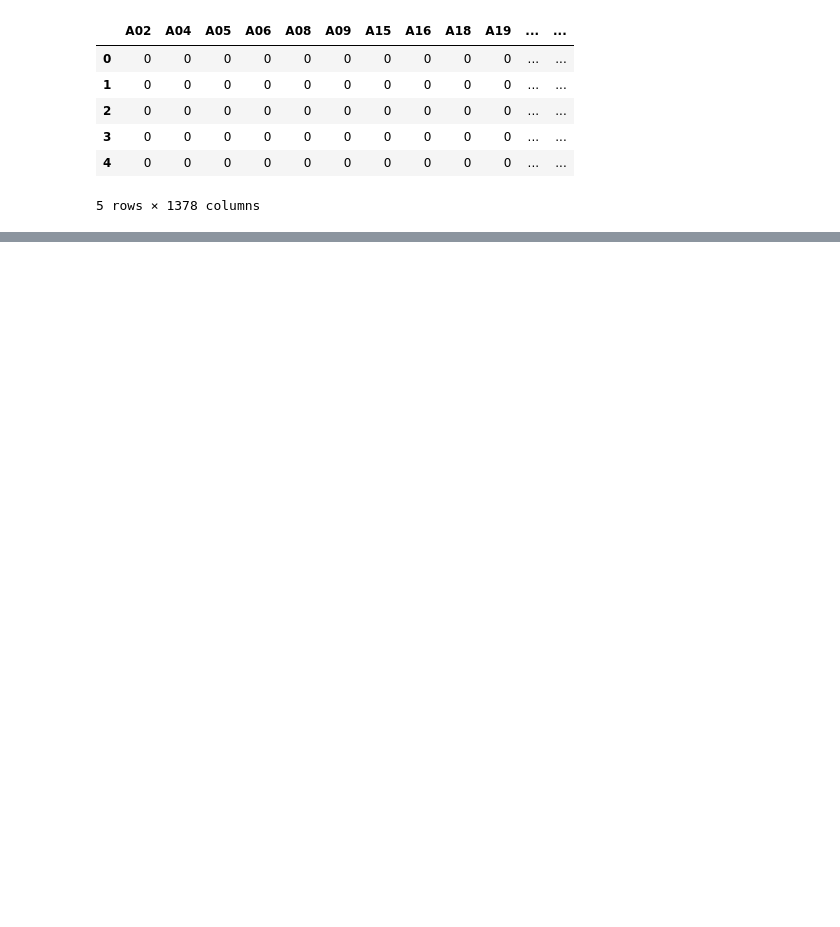
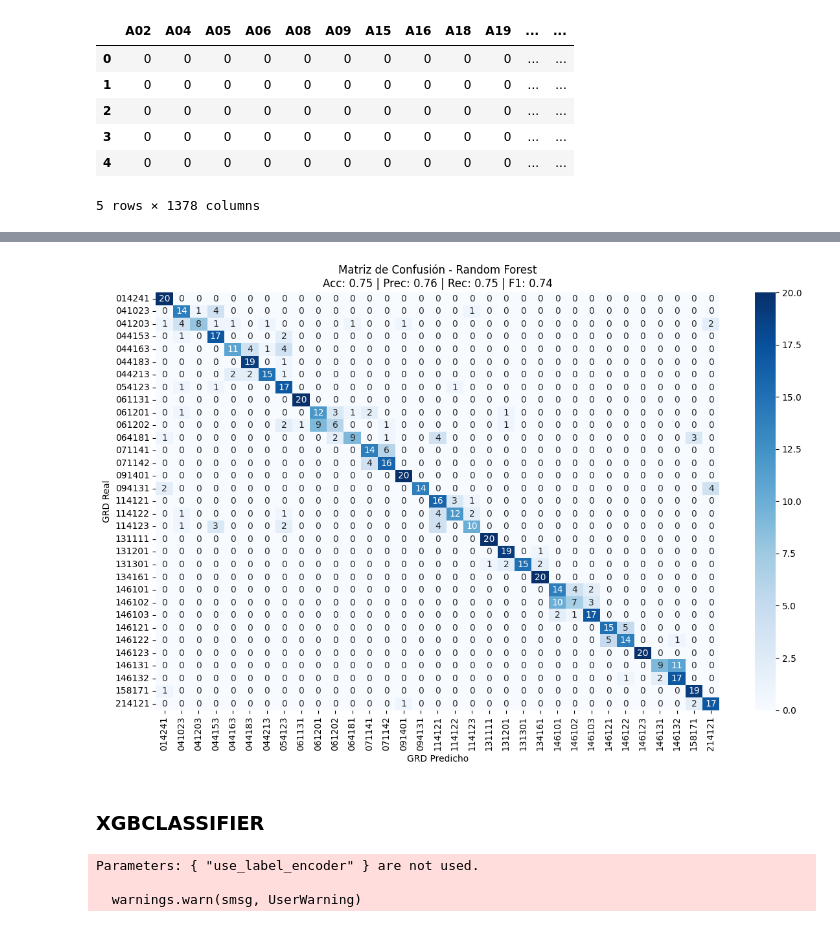
Before and after one commit to ntalme/Proyecto-Aprendizaje-de-Maquina, a Jupyter notebook: CodigoProyecto1.ipynb, the cells around one changed output, grey strips where cells are left out. Saved outputs shown, nothing was run; the diff lists cells and outputs as text; code cells hidden in the pictures; blank space fills up the shorter version.

```diff
--- a/CodigoProyecto1.ipynb
+++ b/CodigoProyecto1.ipynb
@@ -393,0 +615,69 @@ X.head()
+# %%
+# Libreria
+from sklearn.ensemble import RandomForestClassifier
+
+# Modelo Random Forest
+modelo_rf = RandomForestClassifier(
+    n_estimators=100,
+    random_state=42,
+    min_samples_leaf=8
+)
+
+# Entrenamiento
+modelo_rf.fit(X_train, y_train_num)
+
+# Predicción
+y_pred_rf = modelo_rf.predict(X_test)
+# %%
+from sklearn.metrics import accuracy_score, precision_score, recall_score, f1_score, confusion_matrix
+import matplotlib.pyplot as plt
+import seaborn as sns
+
+# Métricas
+acc = accuracy_score(y_test_num, y_pred_rf)
+prec = precision_score(y_test_num, y_pred_rf, average='macro', zero_division=0)
+rec = recall_score(y_test_num, y_pred_rf, average='macro', zero_division=0)
+f1 = f1_score(y_test_num, y_pred_rf, average='macro', zero_division=0)
+
+# Matriz de confusión
+mat = confusion_matrix(y_test_num, y_pred_rf)
+
+# Gráfico
+plt.figure(figsize=(12, 8))
+sns.heatmap(mat, annot=True, fmt="d", cmap="Blues",
+            xticklabels=encoder.classes_,
+            yticklabels=encoder.classes_)
+plt.xlabel("GRD Predicho")
+plt.ylabel("GRD Real")
+plt.title(f"Matriz de Confusión - Random Forest\n"
+          f"Acc: {acc:.2f} | Prec: {prec:.2f} | Rec: {rec:.2f} | F1: {f1:.2f}")
+plt.tight_layout()
+plt.show()
+# %% [output]
+[figure, added]
+# %% [markdown]
+### **XGBCLASSIFIER**
+# %%
+from xgboost import XGBClassifier
+from sklearn.metrics import accuracy_score, precision_score, recall_score, f1_score, confusion_matrix
+import matplotlib.pyplot as plt
+import seaborn as sns
+
+# Modelo XGBoost
+modelo_xgb = XGBClassifier(
+    objective='multi:softmax',
+    num_class=len(encoder.classes_),
+    eval_metric='mlogloss',
+    use_label_encoder=False,
+    random_state=42
+)
+
+# Entrenamiento
+modelo_xgb.fit(X_train, y_train_num)
+
+# Predicción
+y_pred_xgb = modelo_xgb.predict(X_test)
+# %% [output]
+Parameters: { "use_label_encoder" } are not used.
+
+  warnings.warn(smsg, UserWarning)
```
Also changed, not shown: parts of 54 cells of this notebook.
